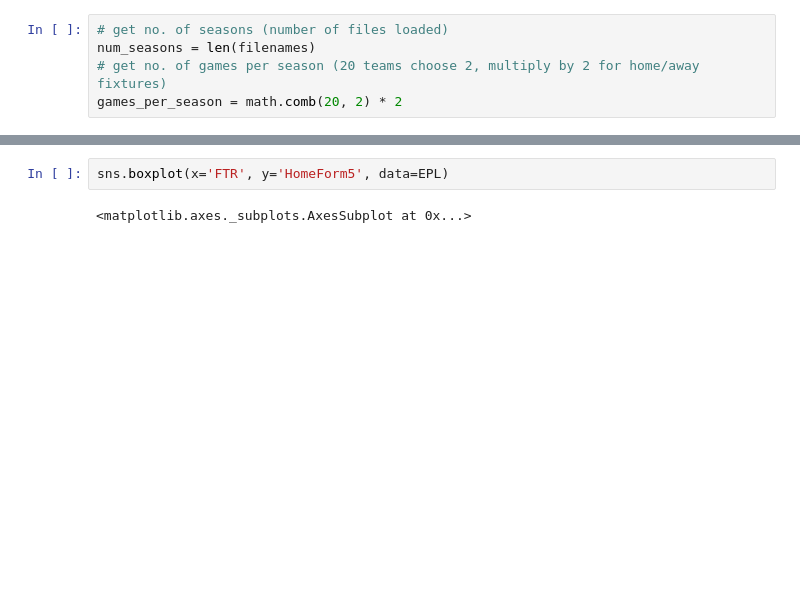
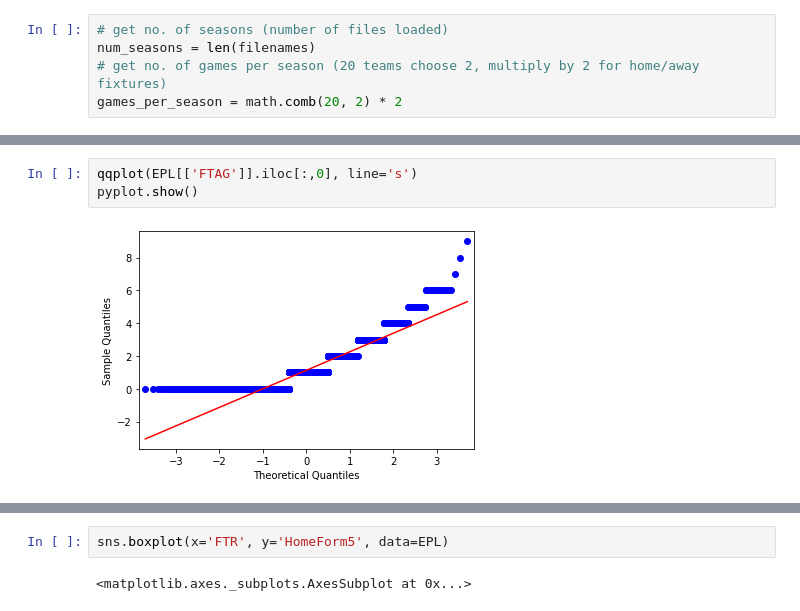
Before and after one commit to fanahanmc/ACM40960-ProjMathsModel, a Jupyter notebook: Reference/ACM40960_Proj_Practice_py1.ipynb, the cells around one changed output, grey strips where cells are left out. Cells and saved outputs as stored; diff of their text form; blank space fills up the shorter version.

```diff
--- a/Reference/ACM40960_Proj_Practice_py1.ipynb
+++ b/Reference/ACM40960_Proj_Practice_py1.ipynb
@@ -186,3 +310,8 @@ EPL
+# %%
+qqplot(EPL[['FTAG']].iloc[:,0], line='s')
+pyplot.show()
+# %% [output]
+[figure, added]
 # %%
 EPL.corr()
 # %% [output]
```
Also changed, not shown: parts of 66 cells of this notebook, 1 other file.
